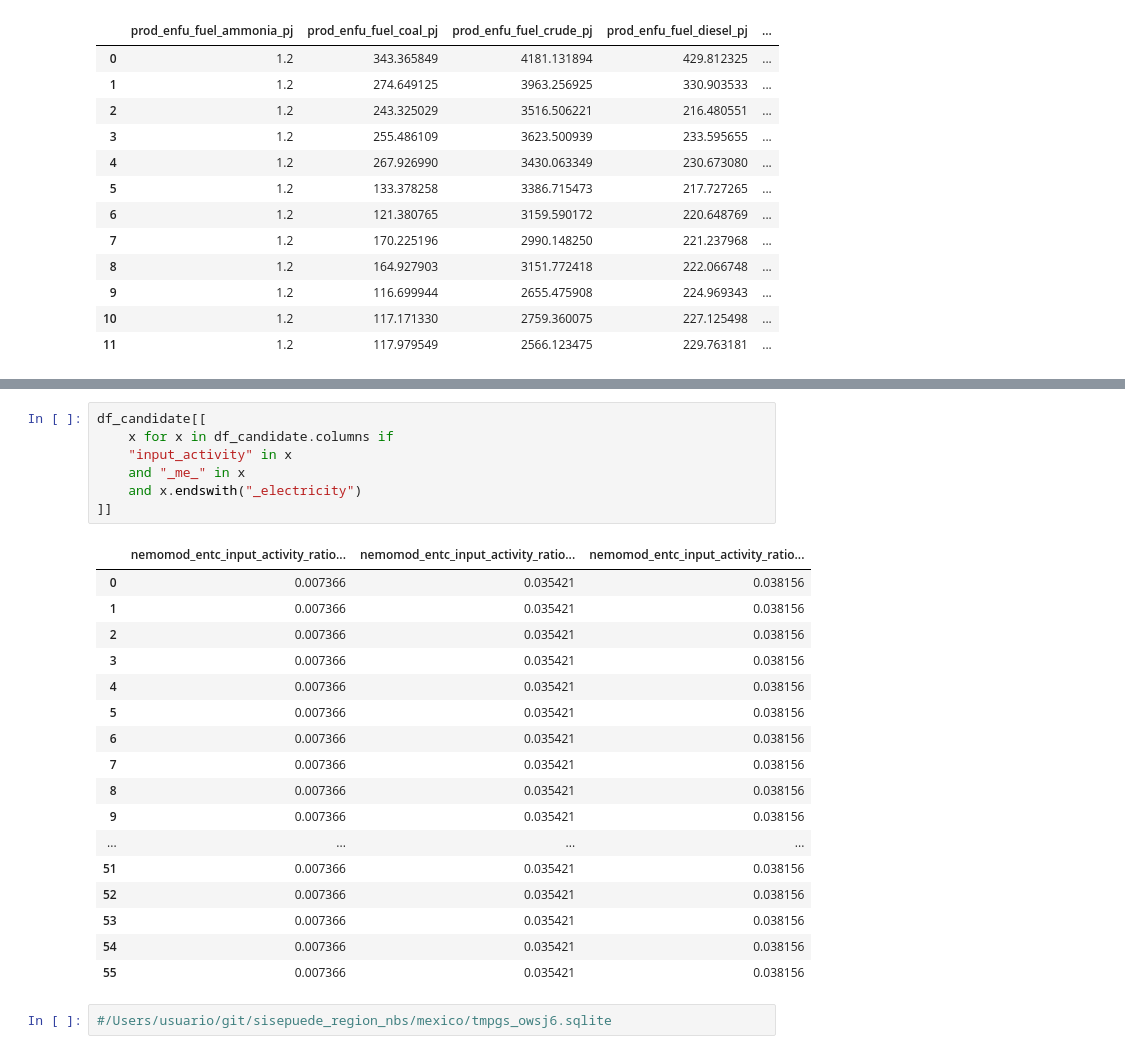
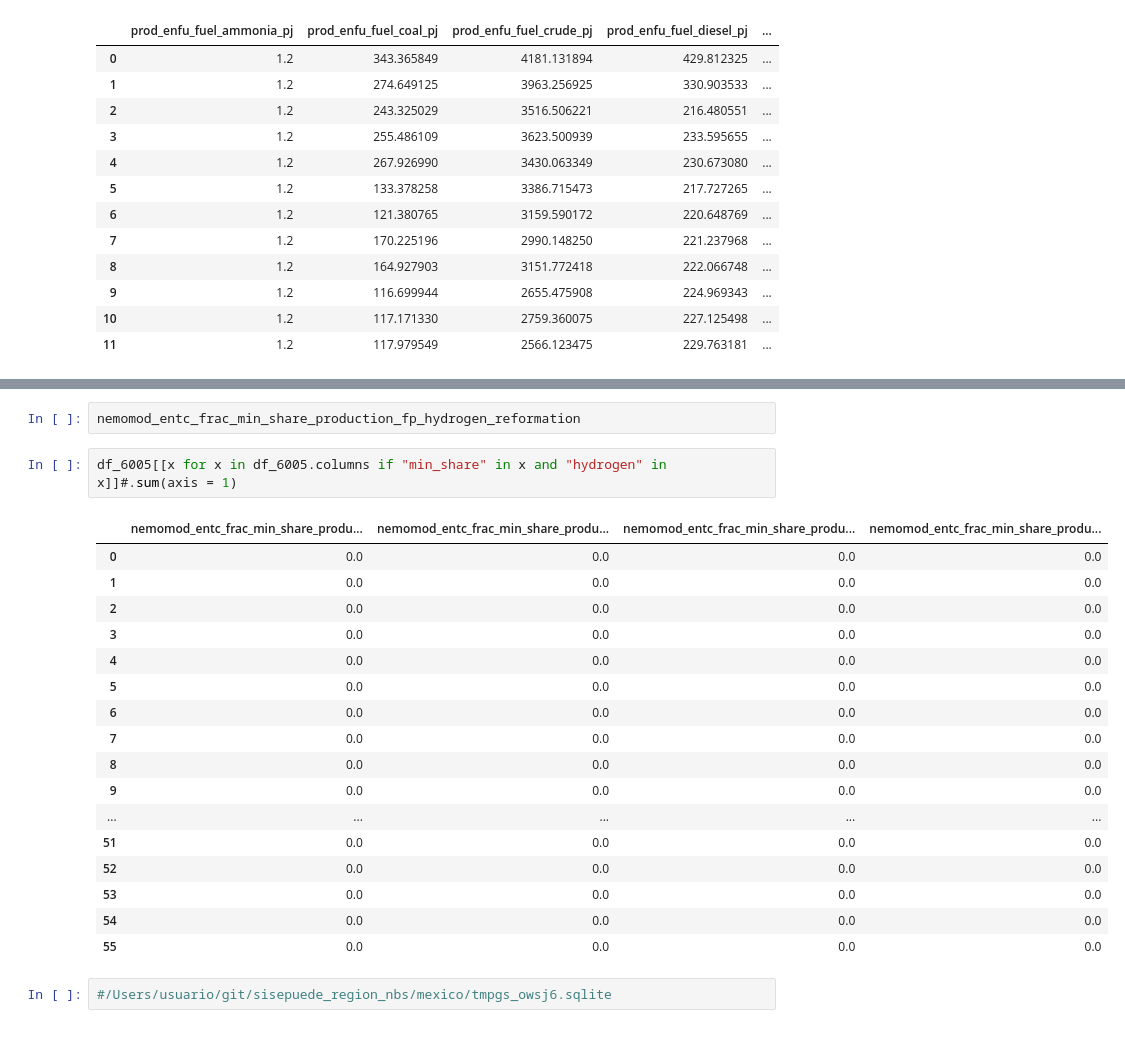
Before and after one commit to jcsyme/sisepuede_region_nbs, a Jupyter notebook: mexico/mexico_manager_with_iea.ipynb, the cells around one changed output, grey strips where cells are left out. Saved outputs shown, nothing was run; the diff lists cells and outputs as text.

```diff
--- a/mexico/mexico_manager_with_iea.ipynb
+++ b/mexico/mexico_manager_with_iea.ipynb
@@ -1491,28 +1426,25 @@ WARNING: replacing module SISEPUEDEPJSF.
-# %%
-df_candidate[[
-    x for x in df_candidate.columns if
-    "input_activity" in x
-    and "_me_" in x
-    and x.endswith("_electricity")
-]]
-# %% [output]
-|  | nemomod_entc_input_activity_ratio... | nemomod_entc_input_activity_ratio... | nemomod_entc_input_activity_ratio... |
-| 0 | 0.007366 | 0.035421 | 0.038156 |
-| 1 | 0.007366 | 0.035421 | 0.038156 |
-| 2 | 0.007366 | 0.035421 | 0.038156 |
-| 3 | 0.007366 | 0.035421 | 0.038156 |
-| 4 | 0.007366 | 0.035421 | 0.038156 |
-| 5 | 0.007366 | 0.035421 | 0.038156 |
-| 6 | 0.007366 | 0.035421 | 0.038156 |
-| 7 | 0.007366 | 0.035421 | 0.038156 |
-| 8 | 0.007366 | 0.035421 | 0.038156 |
-| 9 | 0.007366 | 0.035421 | 0.038156 |
-| ... | ... | ... | ... |
-| 51 | 0.007366 | 0.035421 | 0.038156 |
-| 52 | 0.007366 | 0.035421 | 0.038156 |
-| 53 | 0.007366 | 0.035421 | 0.038156 |
-| 54 | 0.007366 | 0.035421 | 0.038156 |
-| 55 | 0.007366 | 0.035421 | 0.038156 |
+# %%
+nemomod_entc_frac_min_share_production_fp_hydrogen_reformation
+# %%
+df_6005[[x for x in df_6005.columns if "min_share" in x and "hydrogen" in x]]#.sum(axis = 1)
+# %% [output]
+|  | nemomod_entc_frac_min_share_produ... | nemomod_entc_frac_min_share_produ... | nemomod_entc_frac_min_share_produ... | nemomod_entc_frac_min_share_produ... |
+| 0 | 0.0 | 0.0 | 0.0 | 0.0 |
+| 1 | 0.0 | 0.0 | 0.0 | 0.0 |
+| 2 | 0.0 | 0.0 | 0.0 | 0.0 |
+| 3 | 0.0 | 0.0 | 0.0 | 0.0 |
+| 4 | 0.0 | 0.0 | 0.0 | 0.0 |
+| 5 | 0.0 | 0.0 | 0.0 | 0.0 |
+| 6 | 0.0 | 0.0 | 0.0 | 0.0 |
+| 7 | 0.0 | 0.0 | 0.0 | 0.0 |
+| 8 | 0.0 | 0.0 | 0.0 | 0.0 |
+| 9 | 0.0 | 0.0 | 0.0 | 0.0 |
+| ... | ... | ... | ... | ... |
+| 51 | 0.0 | 0.0 | 0.0 | 0.0 |
+| 52 | 0.0 | 0.0 | 0.0 | 0.0 |
+| 53 | 0.0 | 0.0 | 0.0 | 0.0 |
+| 54 | 0.0 | 0.0 | 0.0 | 0.0 |
+| 55 | 0.0 | 0.0 | 0.0 | 0.0 |
 # %%
 #/Users/usuario/git/sisepuede_region_nbs/mexico/tmpgs_owsj6.sqlite
 # %%
```
Also changed, not shown: parts of 9 cells of this notebook, 3 other files.
